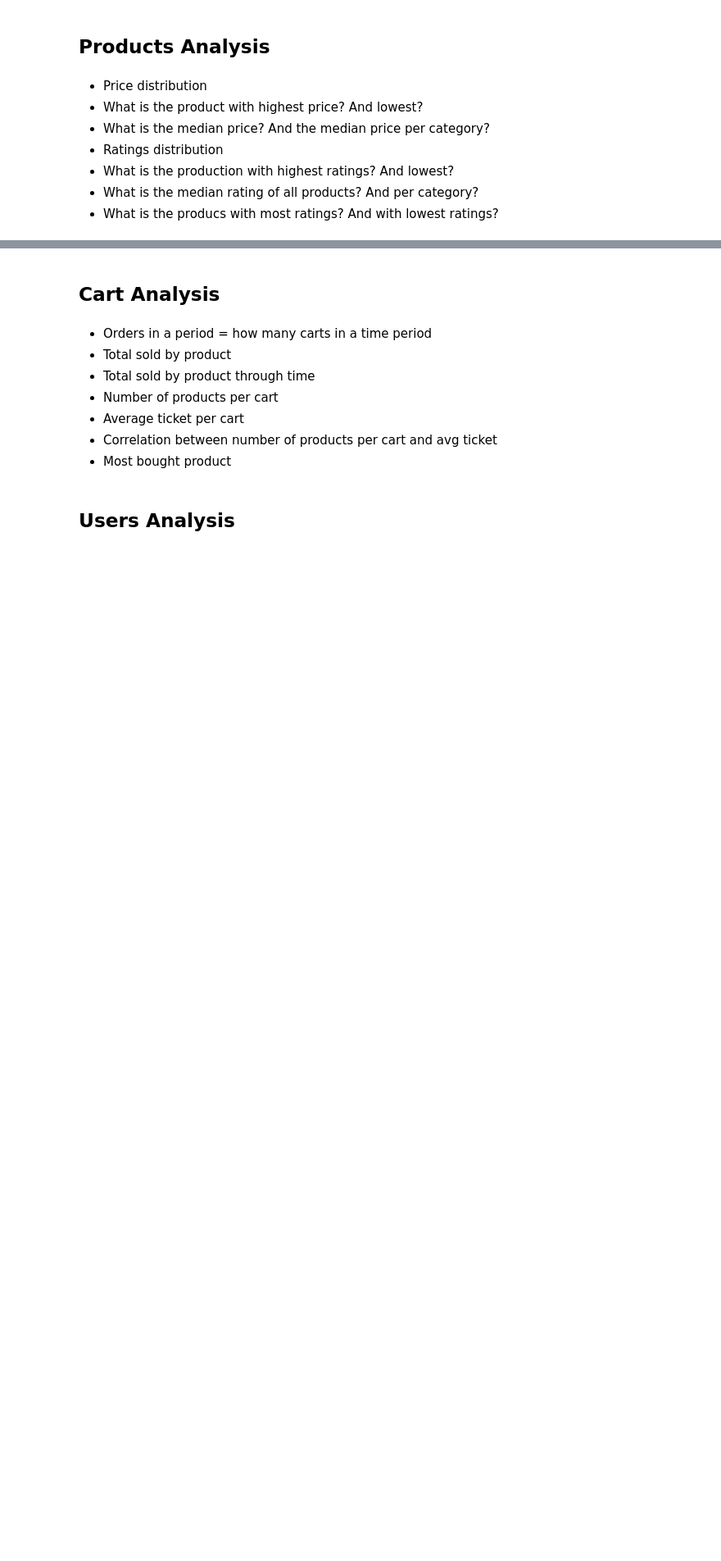
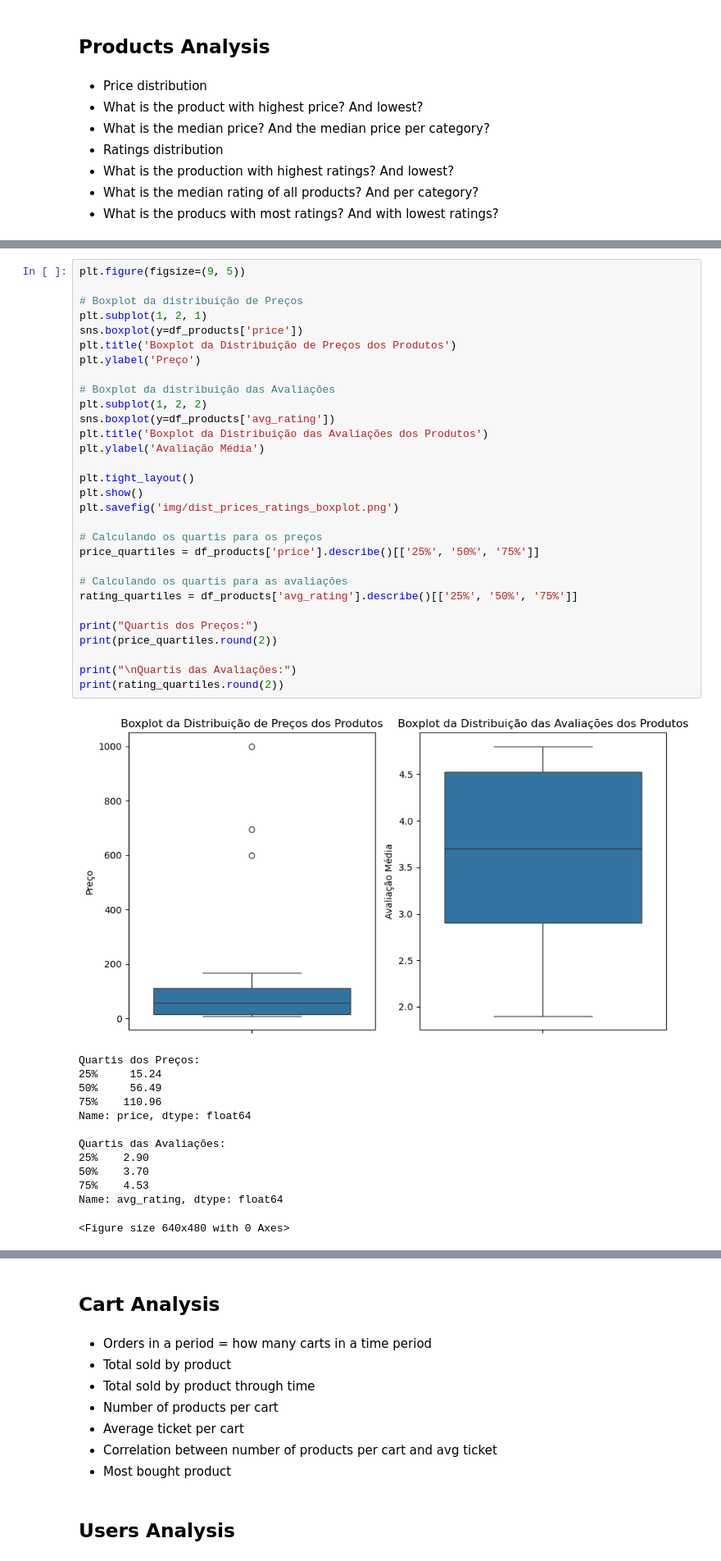
Before and after one commit to joaomj/api_data_analysis, a Jupyter notebook: notebook_eda.ipynb, the cells around one changed output, grey strips where cells are left out. Shown at 82% size. Cells and saved outputs as stored; diff of their text form; blank space fills up the shorter version.

```diff
--- a/notebook_eda.ipynb
+++ b/notebook_eda.ipynb
@@ -505,0 +526,44 @@ Index(['id', 'title', 'price', 'description', 'category', 'image',
+# %%
+plt.figure(figsize=(9, 5))
+
+# Boxplot da distribuição de Preços
+plt.subplot(1, 2, 1)
+sns.boxplot(y=df_products['price'])
+plt.title('Boxplot da Distribuição de Preços dos Produtos')
+plt.ylabel('Preço')
+
+# Boxplot da distribuição das Avaliações
+plt.subplot(1, 2, 2)
+sns.boxplot(y=df_products['avg_rating'])
+plt.title('Boxplot da Distribuição das Avaliações dos Produtos')
+plt.ylabel('Avaliação Média')
+
+plt.tight_layout()
+plt.show()
+plt.savefig('img/dist_prices_ratings_boxplot.png')
+
+# Calculando os quartis para os preços
+price_quartiles = df_products['price'].describe()[['25%', '50%', '75%']]
+
+# Calculando os quartis para as avaliações
+rating_quartiles = df_products['avg_rating'].describe()[['25%', '50%', '75%']]
+
+print("Quartis dos Preços:")
+print(price_quartiles.round(2))
+
+print("\nQuartis das Avaliações:")
+print(rating_quartiles.round(2))
+# %% [output]
+[figure, added]
+Quartis dos Preços:
+25%     15.24
+50%     56.49
+75%    110.96
+Name: price, dtype: float64
+
+Quartis das Avaliações:
+25%    2.90
+50%    3.70
+75%    4.53
+Name: avg_rating, dtype: float64
+<Figure size 640x480 with 0 Axes>
```
Also changed, not shown: parts of 19 cells of this notebook.
